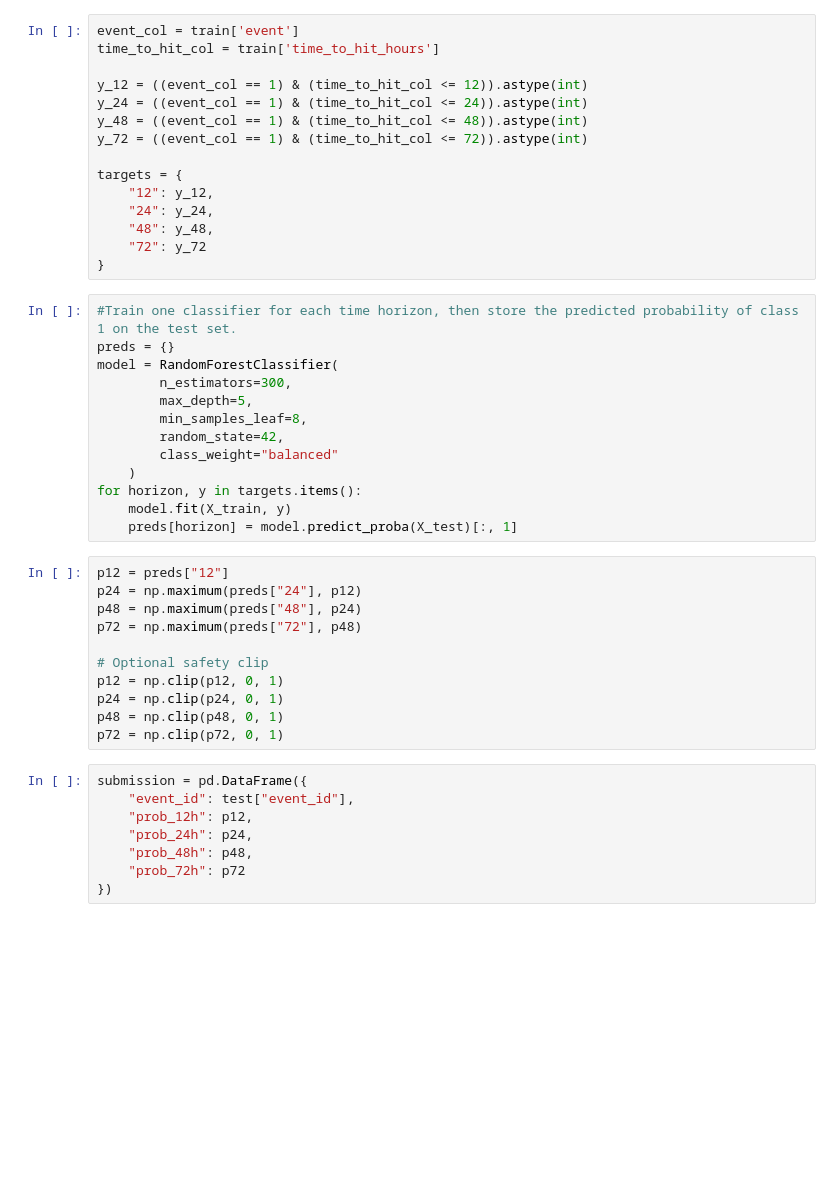
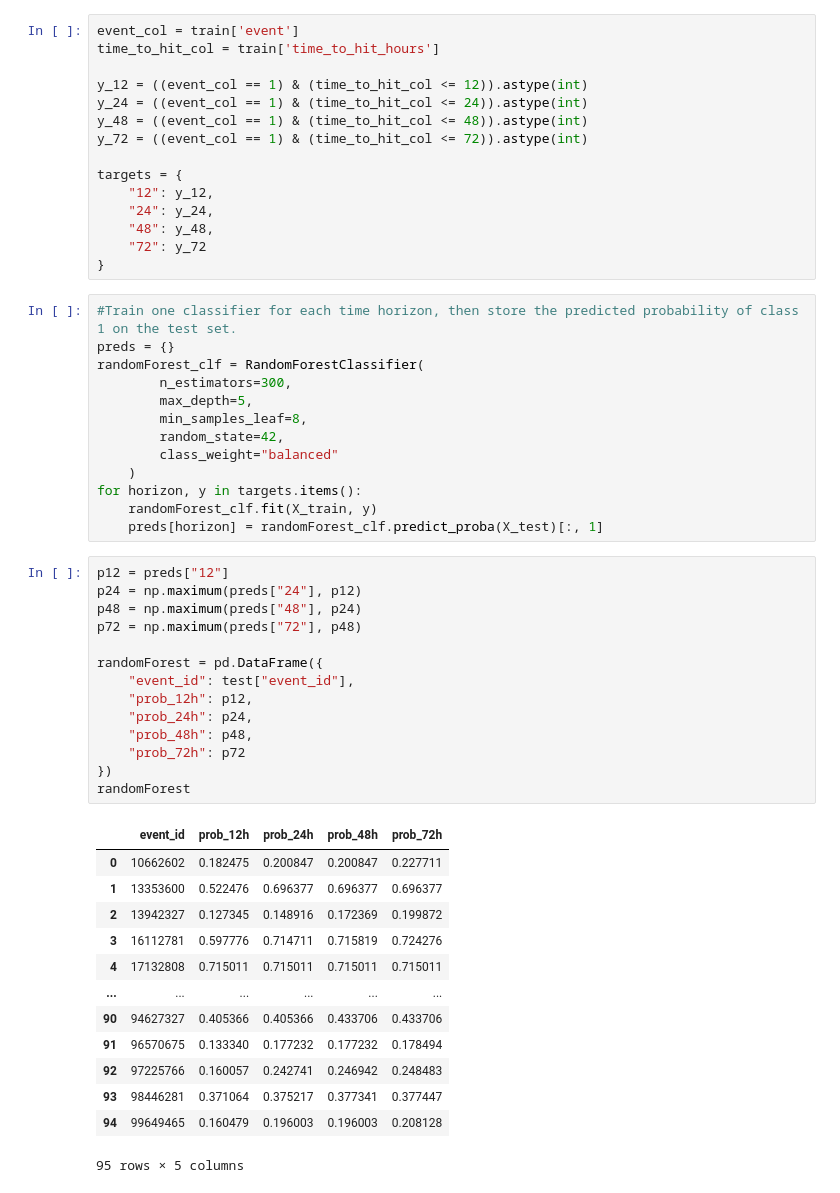
Before and after one commit to ChuongLe279/Kaggle-Competition, a Jupyter notebook: WiDSWorldWide_GlobalDathon26/main.ipynb, the cells around one changed output. Drawn from its saved outputs; the diff is of its cells as text; blank space fills up the shorter version.

```diff
--- a/WiDSWorldWide_GlobalDathon26/main.ipynb
+++ b/WiDSWorldWide_GlobalDathon26/main.ipynb
@@ -48,35 +118,44 @@ targets = {
     "48": y_48,
     "72": y_72
 }
-# %%
-#Train one classifier for each time horizon, then store the predicted probability of class 1 on the test set.
-preds = {}
-model = RandomForestClassifier(
-        n_estimators=300,
-        max_depth=5,
-        min_samples_leaf=8,
-        random_state=42,
-        class_weight="balanced"
-    )
-for horizon, y in targets.items():
-    model.fit(X_train, y)
-    preds[horizon] = model.predict_proba(X_test)[:, 1]
+# %%
+#Train one classifier for each time horizon, then store the predicted probability of class 1 on the test set.
+preds = {}
+randomForest_clf = RandomForestClassifier(
+        n_estimators=300,
+        max_depth=5,
+        min_samples_leaf=8,
+        random_state=42,
+        class_weight="balanced"
+    )
+for horizon, y in targets.items():
+    randomForest_clf.fit(X_train, y)
+    preds[horizon] = randomForest_clf.predict_proba(X_test)[:, 1]
 # %%
 p12 = preds["12"]
 p24 = np.maximum(preds["24"], p12)
 p48 = np.maximum(preds["48"], p24)
 p72 = np.maximum(preds["72"], p48)
 
-# Optional safety clip
-p12 = np.clip(p12, 0, 1)
-p24 = np.clip(p24, 0, 1)
-p48 = np.clip(p48, 0, 1)
-p72 = np.clip(p72, 0, 1)
+randomForest = pd.DataFrame({
+    "event_id": test["event_id"],
+    "prob_12h": p12,
+    "prob_24h": p24,
+    "prob_48h": p48,
+    "prob_72h": p72
+})
+randomForest
+# %% [output]
+|  | event_id | prob_12h | prob_24h | prob_48h | prob_72h |
+| 0 | 10662602 | 0.182475 | 0.200847 | 0.200847 | 0.227711 |
+| 1 | 13353600 | 0.522476 | 0.696377 | 0.696377 | 0.696377 |
+| 2 | 13942327 | 0.127345 | 0.148916 | 0.172369 | 0.199872 |
+| 3 | 16112781 | 0.597776 | 0.714711 | 0.715819 | 0.724276 |
+| 4 | 17132808 | 0.715011 | 0.715011 | 0.715011 | 0.715011 |
+| ... | ... | ... | ... | ... | ... |
+| 90 | 94627327 | 0.405366 | 0.405366 | 0.433706 | 0.433706 |
+| 91 | 96570675 | 0.133340 | 0.177232 | 0.177232 | 0.178494 |
+| 92 | 97225766 | 0.160057 | 0.242741 | 0.246942 | 0.248483 |
+| 93 | 98446281 | 0.371064 | 0.375217 | 0.377341 | 0.377447 |
+| 94 | 99649465 | 0.160479 | 0.196003 | 0.196003 | 0.208128 |
+95 rows × 5 columns
-# %%
-submission = pd.DataFrame({
-    "event_id": test["event_id"],
-    "prob_12h": p12,
-    "prob_24h": p24,
-    "prob_48h": p48,
-    "prob_72h": p72
-})
```
Also changed, not shown: parts of 13 cells of this notebook, 4 other files.
